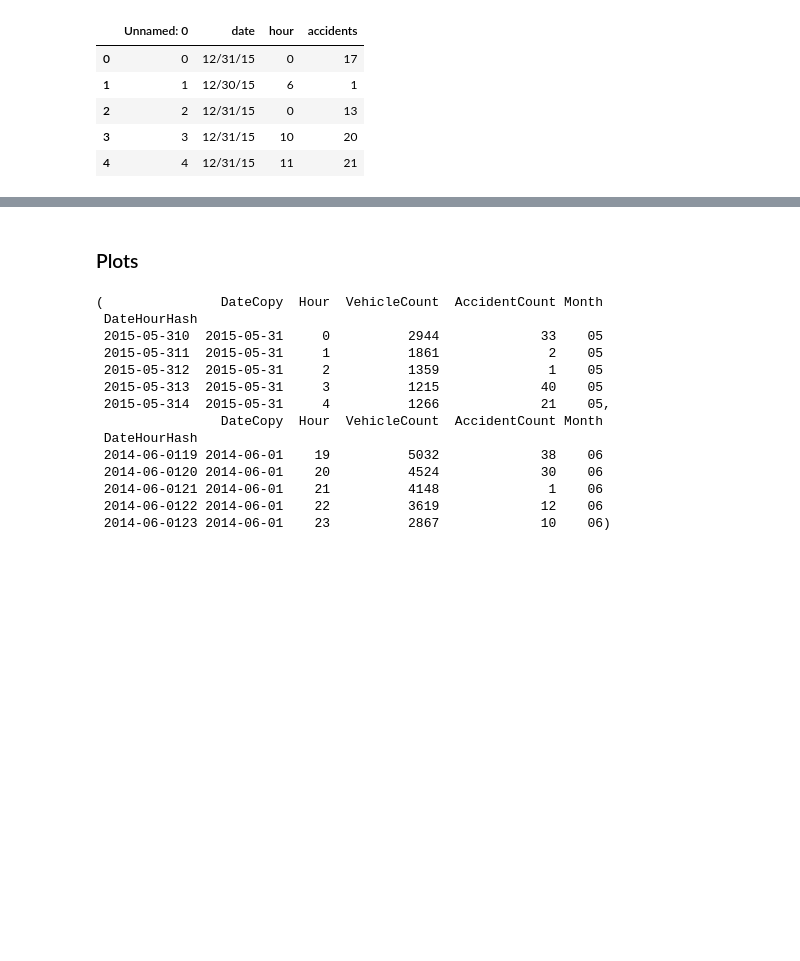
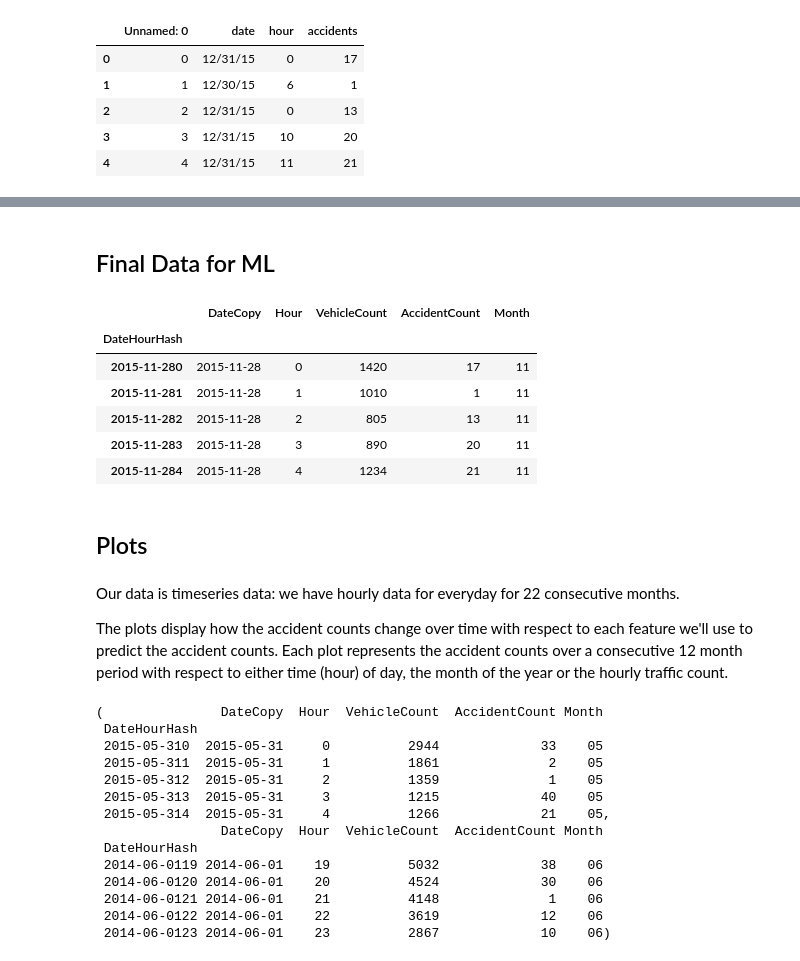
Before and after one commit to DeeptanshuM/HackHarvard2018, a Jupyter notebook: DataCleaningandProcessing.ipynb, the cells around one changed output, grey strips where cells are left out. Cells and saved outputs as stored; diff of their text form; code cells hidden in the pictures; blank space fills up the shorter version.

```diff
--- a/DataCleaningandProcessing.ipynb
+++ b/DataCleaningandProcessing.ipynb
@@ -132,29 +107,3 @@ dfAccidentCounts.head()
 | 2 | 2 | 12/31/15 | 0 | 13 |
 | 3 | 3 | 12/31/15 | 10 | 20 |
 | 4 | 4 | 12/31/15 | 11 | 21 |
-# %%
-dfAccidentCounts = pd.read_csv('AccidentCountsProcessed.csv')
-#dfAccidentCounts.head()
-
-dfAccidentCounts.date = pd.to_datetime(dfAccidentCounts.date)
-dfAccidentCounts['DateHourHash'] = dfAccidentCounts.apply(lambda row: str(row.date)[:10] + str(row.hour), axis=1)
-#dfAccidentCounts = dfAccidentCounts.set_index('date')
-#dfAccidentCounts = dfAccidentCounts['2015-12-31']
-#dfAccidentCounts
-#dfAccidentCounts = dfAccidentCounts.set_index('DateHourHash')
-#dfAccidentCounts = dfAccidentCounts.accidents
-#dfAccidentCounts
-dfAccidentCounts
-#df.loc[df.Name.isin(df1.Name), ['Nonprofit', 'Education']] = df1[['Nonprofit', 'Education']]
-newZeroAccidentDf = newZeroAccidentDf.reset_index()
-newZeroAccidentDf.loc[newZeroAccidentDf.DateHourHash.isin(dfAccidentCounts.DateHourHash),['AccidentCount']] = dfAccidentCounts['accidents']
-correctAccidentCount = newZeroAccidentDf.filter(items = ['DateHourHash', 'AccidentCount'])
-correctAccidentCount = correctAccidentCount.set_index('DateHourHash')
-correctAccidentCount
-finalDf = pd.concat([correctAccidentCount, dfHourlyTraffic], axis=1)
-finalDf = finalDf[['DateCopy', 'Hour', 'VehicleCount', 'AccidentCount']]
-#getting rid of duplicate AccidentCount column of count 0's
-finalDf = finalDf.iloc[:,:4]
-finalDf['Month'] = finalDf.apply(lambda row: str(row.DateCopy)[5:7], axis=1)
-finalDf.to_csv('datasetForML.csv')
-finalDf
@@ -181,4 +139,32 @@ finalDf
+# %% [markdown]
+## Final Data for ML
+# %%
+# merge the accident count and traffic dataframes
+dfHourlyAccidentsAndTrafficData = pd.concat([correctAccidentCount, dfHourlyTraffic], axis=1)
+dfHourlyAccidentsAndTrafficData = dfHourlyAccidentsAndTrafficData[['DateCopy', 'Hour', 'VehicleCount', 'AccidentCount']]
+
+# getting rid of duplicate AccidentCount column of count 0's
+dfHourlyAccidentsAndTrafficData = dfHourlyAccidentsAndTrafficData.iloc[:,:4]
+
+# add a month column to the dataframe
+dfHourlyAccidentsAndTrafficData['Month'] = dfHourlyAccidentsAndTrafficData.apply(lambda row: str(row.DateCopy)[5:7], axis=1)
+
+# output
+dfHourlyAccidentsAndTrafficData.to_csv('datasetForML.csv')
+dfHourlyAccidentsAndTrafficData.head()
+# %% [output]
+|  | DateCopy | Hour | VehicleCount | AccidentCount | Month |
+| DateHourHash |  |  |  |  |  |
+| 2015-11-280 | 2015-11-28 | 0 | 1420 | 17 | 11 |
+| 2015-11-281 | 2015-11-28 | 1 | 1010 | 1 | 11 |
+| 2015-11-282 | 2015-11-28 | 2 | 805 | 13 | 11 |
+| 2015-11-283 | 2015-11-28 | 3 | 890 | 20 | 11 |
+| 2015-11-284 | 2015-11-28 | 4 | 1234 | 21 | 11 |
 # %% [markdown]
-### Plots
+## Plots
+# %% [markdown]
+Our data is timeseries data: we have hourly data for everyday for 22 consecutive months.
+
+The plots display how the accident counts change over time with respect to each feature we'll use to predict the accident counts. Each plot represents the accident counts over a consecutive 12 month period with respect to either time (hour) of day, the month of the year or the hourly traffic count.
 # %%
 %matplotlib inline
```
Also changed, not shown: parts of 21 cells of this notebook.
